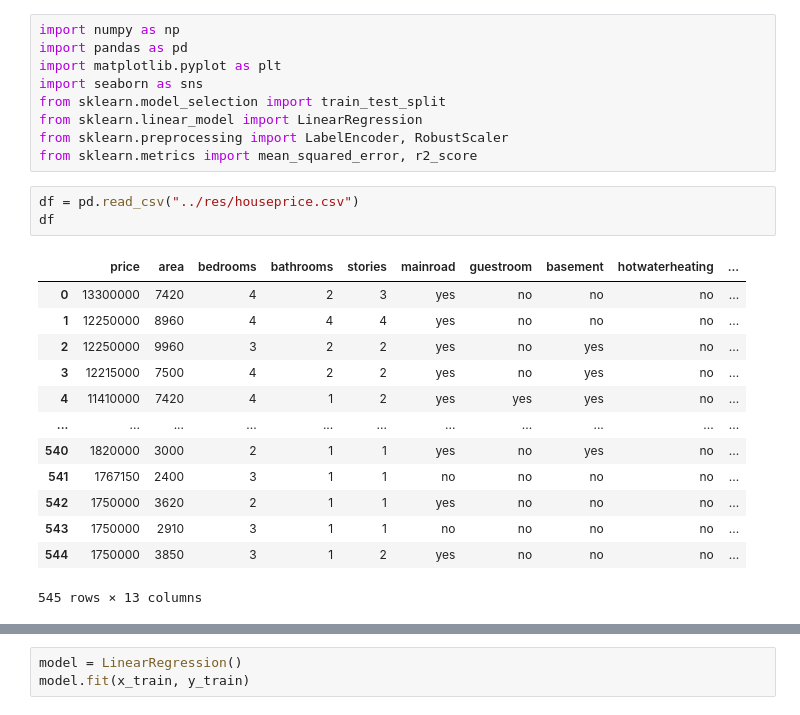
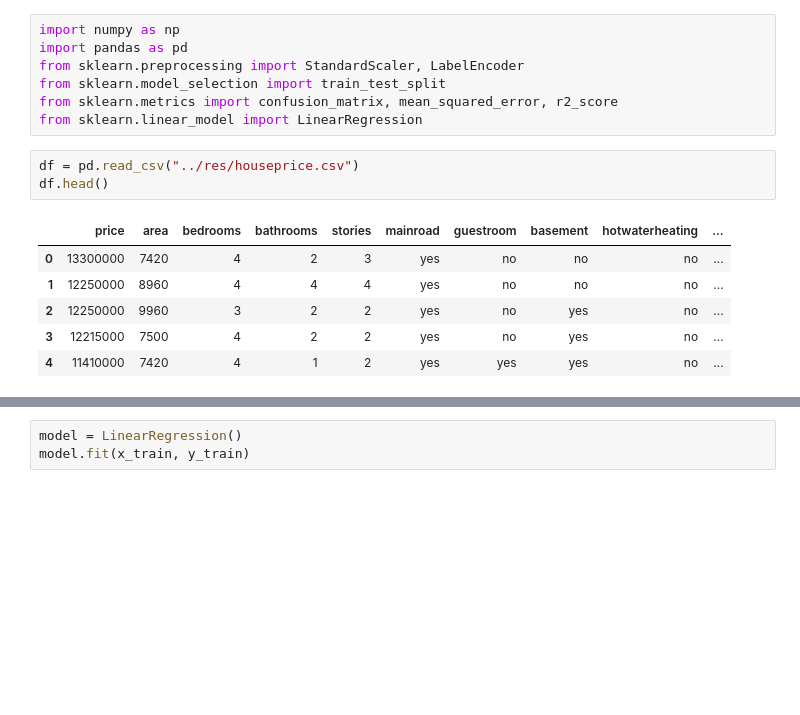
Before and after one commit to ayash01/dataScienceLab, a Jupyter notebook: CO2/Linear_Regression_house_pricen.ipynb, the cells around one changed output, grey strips where cells are left out. Drawn from its saved outputs; the diff is of its cells as text; blank space fills up the shorter version.

```diff
--- a/CO2/Linear_Regression_house_pricen.ipynb
+++ b/CO2/Linear_Regression_house_pricen.ipynb
@@ -1,26 +1,17 @@
 # %%
 import numpy as np
 import pandas as pd
-import matplotlib.pyplot as plt
-import seaborn as sns
+from sklearn.preprocessing import StandardScaler, LabelEncoder
 from sklearn.model_selection import train_test_split
+from sklearn.metrics import confusion_matrix, mean_squared_error, r2_score
 from sklearn.linear_model import LinearRegression
-from sklearn.preprocessing import LabelEncoder, RobustScaler
-from sklearn.metrics import mean_squared_error, r2_score
 # %%
 df = pd.read_csv("../res/houseprice.csv")
-df
+df.head()
 # %% [output]
 |  | price | area | bedrooms | bathrooms | stories | mainroad | guestroom | basement | hotwaterheating | ... |
 | 0 | 13300000 | 7420 | 4 | 2 | 3 | yes | no | no | no | ... |
 | 1 | 12250000 | 8960 | 4 | 4 | 4 | yes | no | no | no | ... |
 | 2 | 12250000 | 9960 | 3 | 2 | 2 | yes | no | yes | no | ... |
 | 3 | 12215000 | 7500 | 4 | 2 | 2 | yes | no | yes | no | ... |
 | 4 | 11410000 | 7420 | 4 | 1 | 2 | yes | yes | yes | no | ... |
-| ... | ... | ... | ... | ... | ... | ... | ... | ... | ... | ... |
-| 540 | 1820000 | 3000 | 2 | 1 | 1 | yes | no | yes | no | ... |
-| 541 | 1767150 | 2400 | 3 | 1 | 1 | no | no | no | no | ... |
-| 542 | 1750000 | 3620 | 2 | 1 | 1 | yes | no | no | no | ... |
-| 543 | 1750000 | 2910 | 3 | 1 | 1 | no | no | no | no | ... |
-| 544 | 1750000 | 3850 | 3 | 1 | 2 | yes | no | no | no | ... |
-545 rows × 13 columns
```
Also changed, not shown: parts of 10 cells of this notebook, 3 other files.
